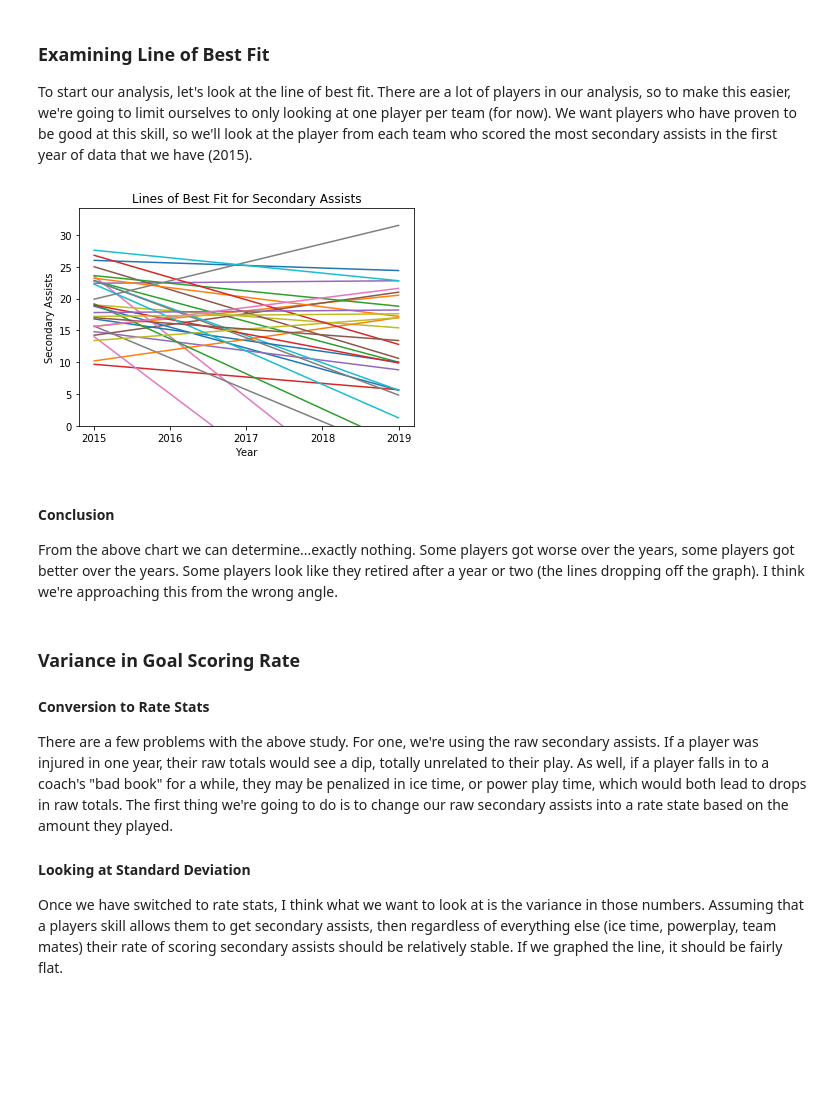
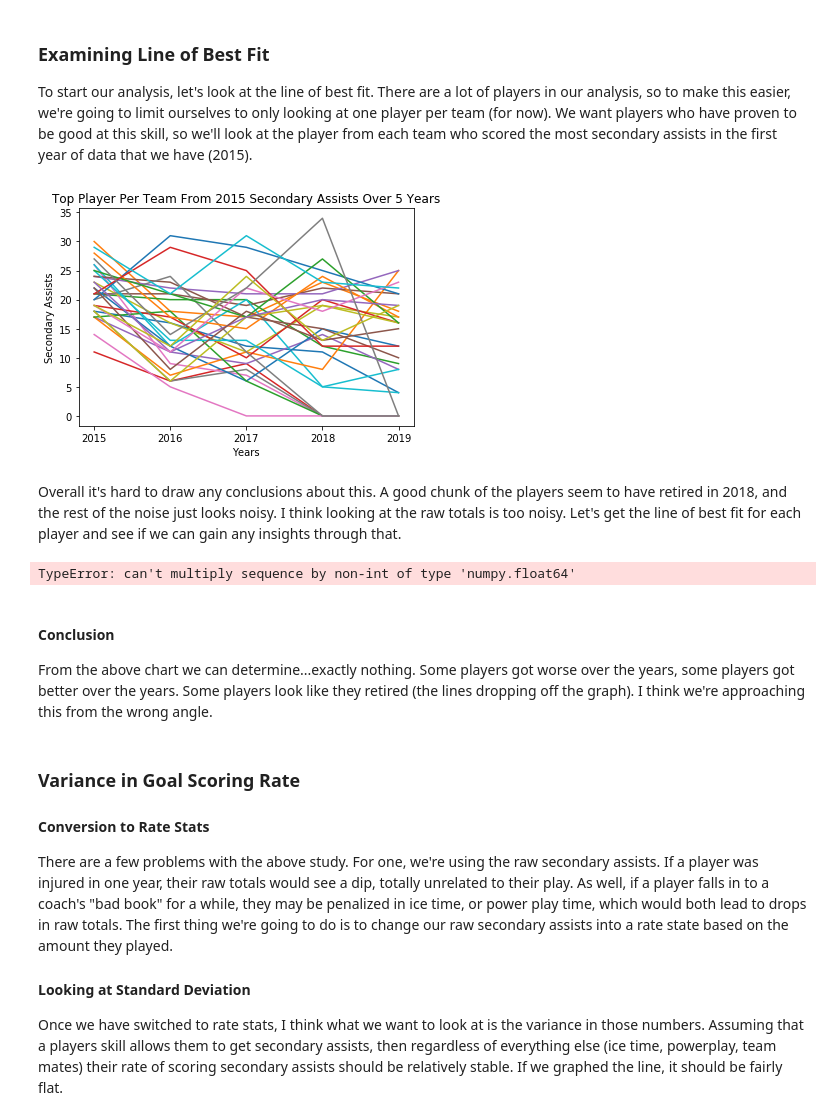
Before and after one commit to dbasilio/data-analysis-hockey, a Jupyter notebook: secondary-assists-analysis.ipynb, the cells around one changed output. Drawn from its saved outputs; the diff is of its cells as text; code cells hidden in the pictures; blank space fills up the shorter version.

Commit message:
looking at raw totals for top assisters too

```diff
--- a/secondary-assists-analysis.ipynb
+++ b/secondary-assists-analysis.ipynb
@@ -20,7 +20,7 @@ warnings.filterwarnings('ignore')
 # %%
 # Fetch the common set of player data everyone on the team is working with
 player_data = fetch_player_data()
-
+years = [2015, 2016, 2017, 2018, 2019]
 player_data.head()
 # %% [output]
 |  |  | Team | Position | GP | TOI | Goals | Total Assists | First Assists | Second Assists | ... |
@@ -48,9 +48,20 @@ def get_top_assisters_from_year_1(player_data, column):
         player = first_year_data[team_players & secondary_assisters].index.get_level_values(1)[0]
         top_assisters.append(player)
     return top_assisters
-# %%
-def get_player_column_values(player_name, column):
-    players_year_data = player_data[player_data.index.get_level_values(1) == player_name]
-    return players_year_data[column]
+# %%
+def get_player_column_values(player_name, column):
+    players_year_data = player_data[player_data.index.get_level_values(1) == player_name]
+    # in case player changed teams, group by year and sum for that year
+    summed_by_year = players_year_data.groupby(level=0)[column].aggregate("sum")
+
+    # some players retired in the data set, so they are just missing years of data
+    # this was causing problems with pyplot, so iterate through years, if it throws
+    # a year error on access, it needs to be filled in
+    for year in years:
+        try:
+            summed_by_year[year]
+        except KeyError:
+            summed_by_year[year] = 0.0
+    return summed_by_year
 # %%
 def get_line_of_best_fit(player_yearly_data):
@@ -61,32 +72,41 @@ def get_line_of_best_fit(player_yearly_data):
     intercept, slope = result.params
     return intercept, slope
+# %%
+# get the top assister from each team
+top_assisters = get_top_assisters_from_year_1(player_data, "Second Assists")
+
+for assister in top_assisters:
+    # for each assisters, get their secondary assists in every year
+    player_yearly_data = get_player_column_values(assister, "Second Assists")
+    plt.plot(years, player_yearly_data)
+plt.xlabel("Years")
+plt.ylabel("Secondary Assists")
+plt.title("Top Player Per Team From 2015 Secondary Assists Over 5 Years")
+plt.xticks(years)
+plt.show()
+# %% [output]
+[figure, added]
+# %% [markdown]
+Overall it's hard to draw any conclusions about this. A good chunk of the players seem to have retired in 2018, and the rest of the noise just looks noisy. I think looking at the raw totals is too noisy. Let's get the line of best fit for each player and see if we can gain any insights through that.
 # %%
-# get the top assister from each team
-top_assisters = get_top_assisters_from_year_1(player_data, "Second Assists")
-
-player_time_series = []
 for assister in top_assisters:
     # for each assisters, get their secondary assists in every year
     player_yearly_data = get_player_column_values(assister, "Second Assists")
     # plot their line of best fit, and get the values we need
     intercept, slope = get_line_of_best_fit(player_yearly_data)
-    player_time_series.append((intercept, slope, assister))
+    plt.plot(years, intercept + slope*years, label=f"{assister}")
+plt.ylim(bottom=0)
+plt.xticks(years)
+plt.ylabel("Secondary Assists")
+plt.xlabel("Year")
+plt.title("Lines of Best Fit for Secondary Assists")
+plt.grid()
+plt.show()
+# %% [output]
+TypeError: can't multiply sequence by non-int of type 'numpy.float64'
-# %%
-years = player_data.index.get_level_values(0)
-# for each of the lines of best fit, let's plot it on our chart
-for intercept, slope, assister in player_time_series:
-    plt.plot(years, intercept + slope*years, label=f"{assister}")
-plt.ylim(bottom=0)
-plt.xticks([2015,2016,2017,2018,2019])
-plt.ylabel("Secondary Assists")
-plt.xlabel("Year")
-plt.title("Lines of Best Fit for Secondary Assists")
-plt.show()
-# %% [output]
-[figure, removed]
 # %% [markdown]
 #### Conclusion
-From the above chart we can determine...exactly nothing. Some players got worse over the years, some players got better over the years. Some players look like they retired after a year or two (the lines dropping off the graph). I think we're approaching this from the wrong angle.
+From the above chart we can determine...exactly nothing. Some players got worse over the years, some players got better over the years. Some players look like they retired (the lines dropping off the graph). I think we're approaching this from the wrong angle.
 # %% [markdown]
 ### Variance in Goal Scoring Rate
 #### Conversion to Rate Stats
```
Also changed, not shown: parts of 21 cells of this notebook.
